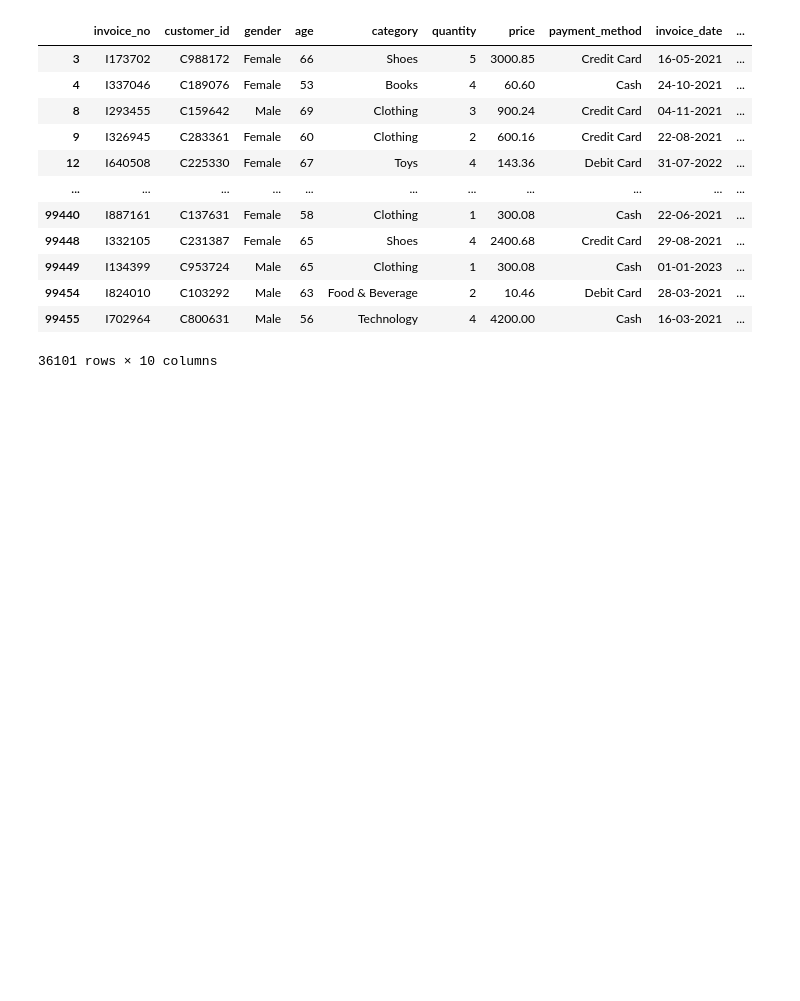
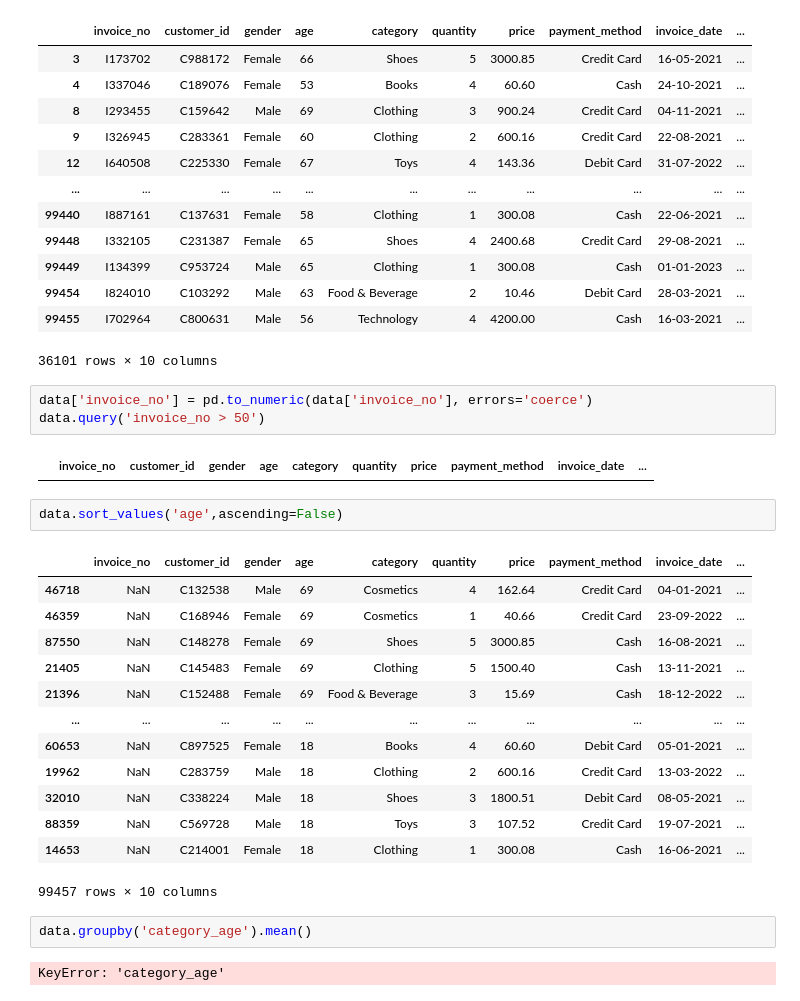
Before and after one commit to mharshavardhan224/DataAnalyst, a Jupyter notebook: FUNCTIONS.ipynb, the cells around one changed output. Cells and saved outputs as stored; diff of their text form; blank space fills up the shorter version.

```diff
--- a/FUNCTIONS.ipynb
+++ b/FUNCTIONS.ipynb
@@ -289,3 +289,28 @@ data[data['age'] > 50]
 | 99454 | I824010 | C103292 | Male | 63 | Food & Beverage | 2 | 10.46 | Debit Card | 28-03-2021 | ... |
 | 99455 | I702964 | C800631 | Male | 56 | Technology | 4 | 4200.00 | Cash | 16-03-2021 | ... |
 36101 rows × 10 columns
+# %%
+data['invoice_no'] = pd.to_numeric(data['invoice_no'], errors='coerce')
+data.query('invoice_no > 50')
+# %% [output]
+|  | invoice_no | customer_id | gender | age | category | quantity | price | payment_method | invoice_date | ... |
+# %%
+data.sort_values('age',ascending=False)
+# %% [output]
+|  | invoice_no | customer_id | gender | age | category | quantity | price | payment_method | invoice_date | ... |
+| 46718 | NaN | C132538 | Male | 69 | Cosmetics | 4 | 162.64 | Credit Card | 04-01-2021 | ... |
+| 46359 | NaN | C168946 | Female | 69 | Cosmetics | 1 | 40.66 | Credit Card | 23-09-2022 | ... |
+| 87550 | NaN | C148278 | Female | 69 | Shoes | 5 | 3000.85 | Cash | 16-08-2021 | ... |
+| 21405 | NaN | C145483 | Female | 69 | Clothing | 5 | 1500.40 | Cash | 13-11-2021 | ... |
+| 21396 | NaN | C152488 | Female | 69 | Food & Beverage | 3 | 15.69 | Cash | 18-12-2022 | ... |
+| ... | ... | ... | ... | ... | ... | ... | ... | ... | ... | ... |
+| 60653 | NaN | C897525 | Female | 18 | Books | 4 | 60.60 | Debit Card | 05-01-2021 | ... |
+| 19962 | NaN | C283759 | Male | 18 | Clothing | 2 | 600.16 | Credit Card | 13-03-2022 | ... |
+| 32010 | NaN | C338224 | Male | 18 | Shoes | 3 | 1800.51 | Debit Card | 08-05-2021 | ... |
+| 88359 | NaN | C569728 | Male | 18 | Toys | 3 | 107.52 | Credit Card | 19-07-2021 | ... |
+| 14653 | NaN | C214001 | Female | 18 | Clothing | 1 | 300.08 | Cash | 16-06-2021 | ... |
+99457 rows × 10 columns
+# %%
+data.groupby('category_age').mean()
+# %% [output]
+KeyError: 'category_age'
```
